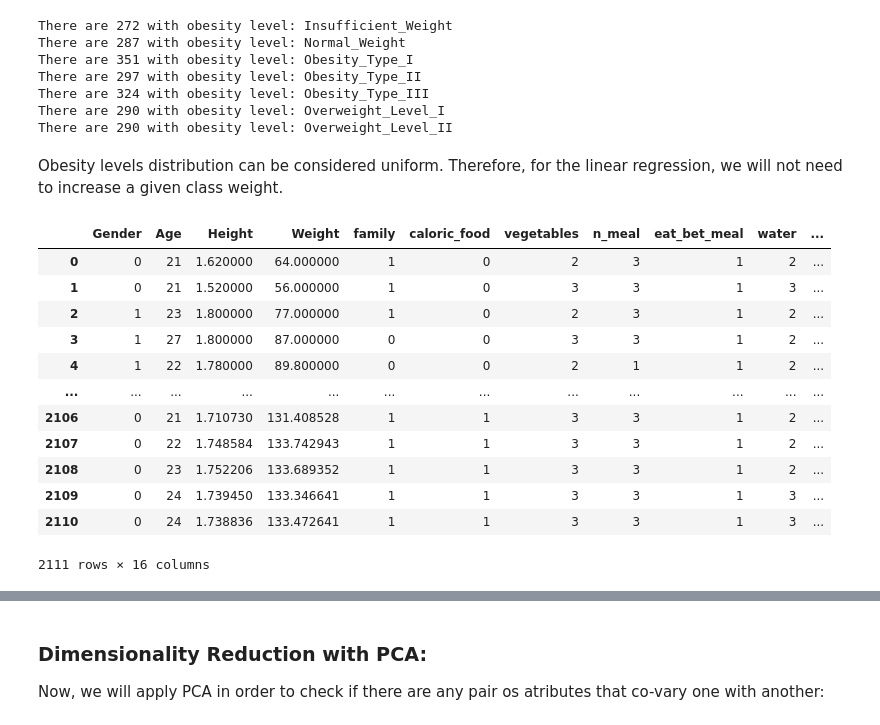
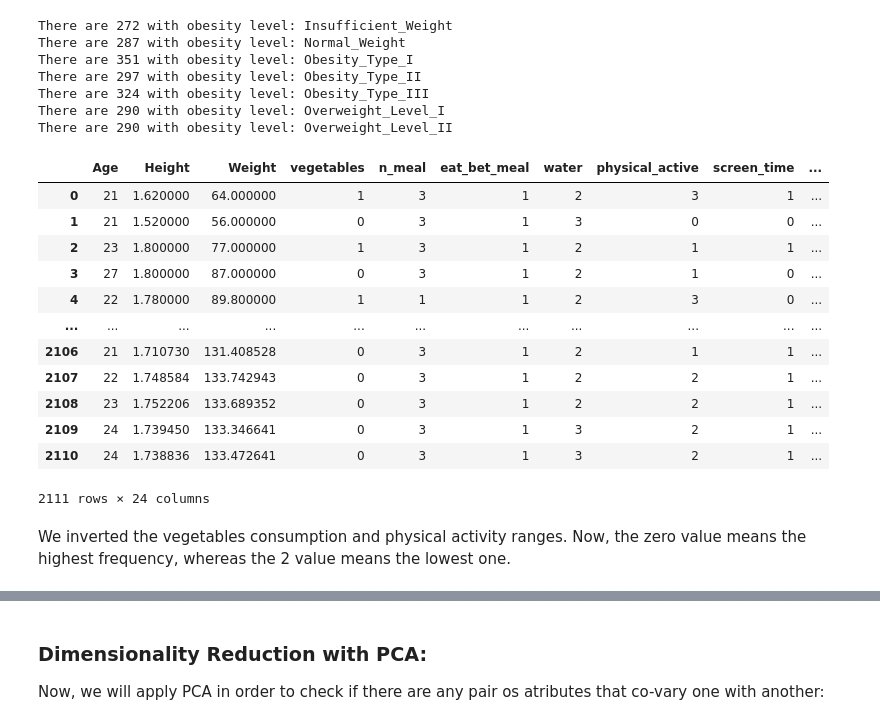
Before and after one commit to bmpeluzo/lab3, a Jupyter notebook: lab3/lab3.ipynb, the cells around one changed output, grey strips where cells are left out. Cells and saved outputs as stored; diff of their text form; code cells hidden in the pictures.

```diff
--- a/lab3/lab3.ipynb
+++ b/lab3/lab3.ipynb
@@ -103,57 +105,57 @@ There are 297 with obesity level: Obesity_Type_II
 There are 324 with obesity level: Obesity_Type_III
 There are 290 with obesity level: Overweight_Level_I
 There are 290 with obesity level: Overweight_Level_II
-# %% [markdown]
-Obesity levels distribution can be considered uniform. Therefore, for the linear regression, we will not need to increase a given class weight.
+# %%
+tmp_df=pd.get_dummies(df.family,prefix='family')
+df=pd.concat((df,tmp_df),axis=1)
+del df['family']
+tmp_df=pd.get_dummies(df.caloric_food,prefix='caloric_food')
+df=pd.concat((df,tmp_df),axis=1)
+del df['caloric_food']
+tmp_df=pd.get_dummies(df.monitor_cal,prefix='monitor_cal')
+df=pd.concat((df,tmp_df),axis=1)
+del df['monitor_cal']
+tmp_df=pd.get_dummies(df.transport,prefix='transport')
+df=pd.concat((df,tmp_df),axis=1)
+del df['transport']
+# %%
+tmp_df=pd.get_dummies(df.Gender,prefix='Gender')
+df=pd.concat((df,tmp_df),axis=1)
+del df['Gender']
 # %%
 frequency=['no','Sometimes','Frequently','Always']
 interval=range(4)
-yn=['no','yes']
-binary=range(2)
-df.family.replace(to_replace=yn[:],
-           value=binary,
-           inplace=True)
-df.caloric_food.replace(to_replace=yn[:],
-                        value=binary,
-                        inplace=True)
-df.monitor_cal.replace(to_replace=yn[:],
-                       value=binary,
-                       inplace=True)
 df.eat_bet_meal.replace(to_replace=frequency[:],
                         value=interval,
                         inplace=True)
 df.alcohol.replace(to_replace=frequency[:],
                    value=interval,
                    inplace=True)
-df.transport.replace(to_replace=['Walking','Bike','Public_Transportation','Motorbike','Automobile'],
-                     value=range(5),
-                     inplace=True)
-df.vegetables.replace=df.vegetables[:]-1
-
+df.vegetables=abs(df.vegetables[:]-3)
+df.physical_active=abs(df.physical_active[:]-3)
 obesity_levels=['Normal_Weight', 'Overweight_Level_I', 'Overweight_Level_II',
        'Obesity_Type_I', 'Insufficient_Weight', 'Obesity_Type_II',
        'Obesity_Type_III']
 df.obesity.replace(to_replace=obesity_levels[:],
                   value=range(7),
                   inplace=True)
-df.Gender.replace(to_replace=['Female','Male'],
-                 value=range(2),
-                 inplace=True)
 df
 # %% [output]
-|  | Gender | Age | Height | Weight | family | caloric_food | vegetables | n_meal | eat_bet_meal | water | ... |
-| 0 | 0 | 21 | 1.620000 | 64.000000 | 1 | 0 | 2 | 3 | 1 | 2 | ... |
-| 1 | 0 | 21 | 1.520000 | 56.000000 | 1 | 0 | 3 | 3 | 1 | 3 | ... |
-| 2 | 1 | 23 | 1.800000 | 77.000000 | 1 | 0 | 2 | 3 | 1 | 2 | ... |
-| 3 | 1 | 27 | 1.800000 | 87.000000 | 0 | 0 | 3 | 3 | 1 | 2 | ... |
-| 4 | 1 | 22 | 1.780000 | 89.800000 | 0 | 0 | 2 | 1 | 1 | 2 | ... |
-| ... | ... | ... | ... | ... | ... | ... | ... | ... | ... | ... | ... |
-| 2106 | 0 | 21 | 1.710730 | 131.408528 | 1 | 1 | 3 | 3 | 1 | 2 | ... |
-| 2107 | 0 | 22 | 1.748584 | 133.742943 | 1 | 1 | 3 | 3 | 1 | 2 | ... |
-| 2108 | 0 | 23 | 1.752206 | 133.689352 | 1 | 1 | 3 | 3 | 1 | 2 | ... |
-| 2109 | 0 | 24 | 1.739450 | 133.346641 | 1 | 1 | 3 | 3 | 1 | 3 | ... |
-| 2110 | 0 | 24 | 1.738836 | 133.472641 | 1 | 1 | 3 | 3 | 1 | 3 | ... |
+|  | Age | Height | Weight | vegetables | n_meal | eat_bet_meal | water | physical_active | screen_time | ... |
+| 0 | 21 | 1.620000 | 64.000000 | 1 | 3 | 1 | 2 | 3 | 1 | ... |
+| 1 | 21 | 1.520000 | 56.000000 | 0 | 3 | 1 | 3 | 0 | 0 | ... |
+| 2 | 23 | 1.800000 | 77.000000 | 1 | 3 | 1 | 2 | 1 | 1 | ... |
+| 3 | 27 | 1.800000 | 87.000000 | 0 | 3 | 1 | 2 | 1 | 0 | ... |
+| 4 | 22 | 1.780000 | 89.800000 | 1 | 1 | 1 | 2 | 3 | 0 | ... |
+| ... | ... | ... | ... | ... | ... | ... | ... | ... | ... | ... |
+| 2106 | 21 | 1.710730 | 131.408528 | 0 | 3 | 1 | 2 | 1 | 1 | ... |
+| 2107 | 22 | 1.748584 | 133.742943 | 0 | 3 | 1 | 2 | 2 | 1 | ... |
+| 2108 | 23 | 1.752206 | 133.689352 | 0 | 3 | 1 | 2 | 2 | 1 | ... |
+| 2109 | 24 | 1.739450 | 133.346641 | 0 | 3 | 1 | 3 | 2 | 1 | ... |
+| 2110 | 24 | 1.738836 | 133.472641 | 0 | 3 | 1 | 3 | 2 | 1 | ... |
-2111 rows × 16 columns
+2111 rows × 24 columns
+# %% [markdown]
+We inverted the vegetables consumption and physical activity ranges. Now, the zero value means the highest frequency, whereas the 2 value means the lowest one.
 # %%
 df.info()
 # %% [output]
```
Also changed, not shown: parts of 40 cells of this notebook.
